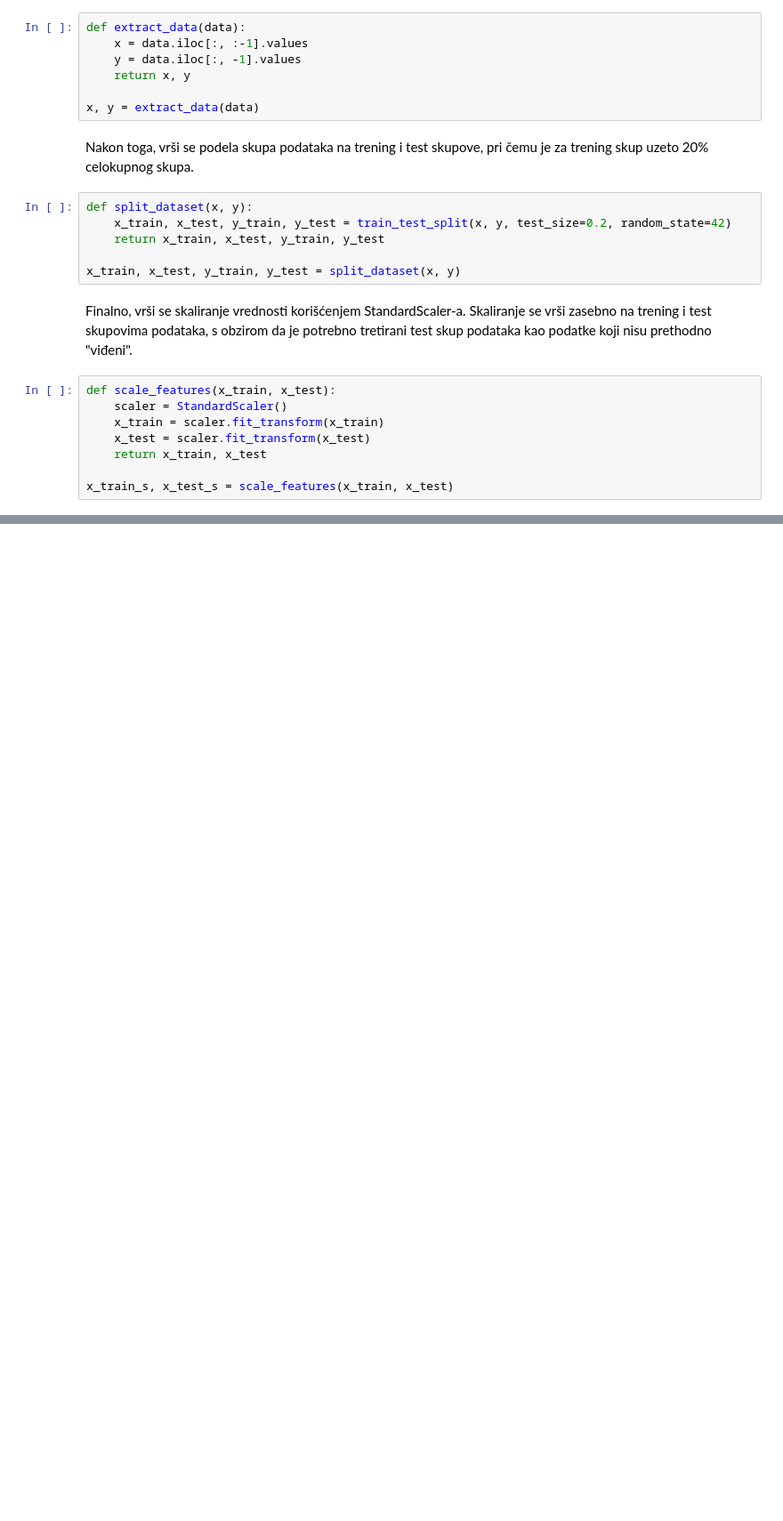
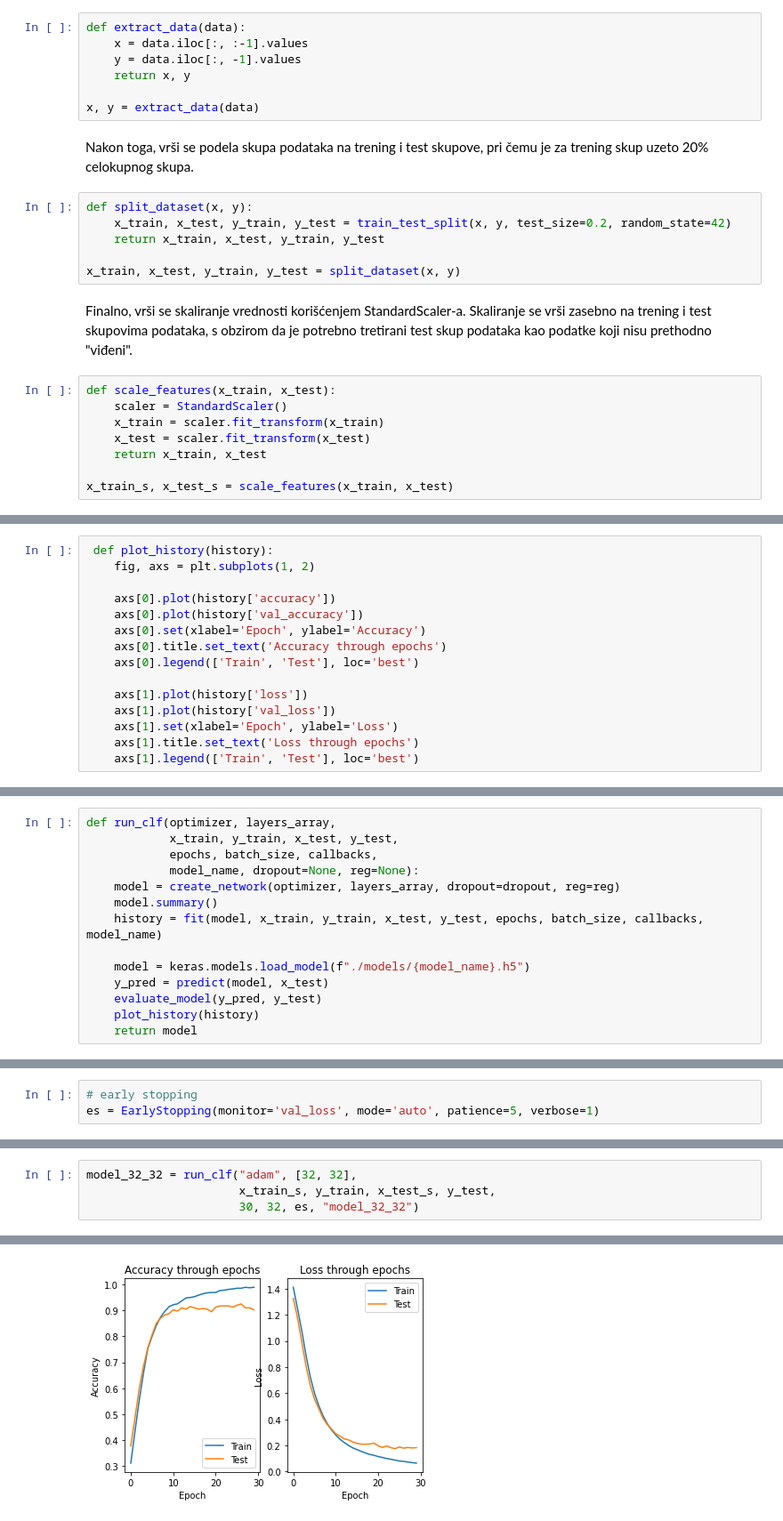
Before and after one commit to LastChanceKatze/ml_mobile_price_ann, a Jupyter notebook: mobile_price_ann.ipynb, the cells around one changed output, grey strips where cells are left out. Shown: that part at 89% size. Saved outputs shown, nothing was run; the diff lists cells and outputs as text; blank space fills up the shorter version.

Commit message:
notebook: add grid search, add models

```diff
--- a/mobile_price_ann.ipynb
+++ b/mobile_price_ann.ipynb
@@ -220,0 +258,15 @@ df_train.head(2)
+# %%
+ def plot_history(history):
+    fig, axs = plt.subplots(1, 2)
+
+    axs[0].plot(history['accuracy'])
+    axs[0].plot(history['val_accuracy'])
+    axs[0].set(xlabel='Epoch', ylabel='Accuracy')
+    axs[0].title.set_text('Accuracy through epochs')
+    axs[0].legend(['Train', 'Test'], loc='best')
+
+    axs[1].plot(history['loss'])
+    axs[1].plot(history['val_loss'])
+    axs[1].set(xlabel='Epoch', ylabel='Loss')
+    axs[1].title.set_text('Loss through epochs')
+    axs[1].legend(['Train', 'Test'], loc='best')
@@ -220,0 +275,14 @@ df_train.head(2)
+# %%
+def run_clf(optimizer, layers_array,
+            x_train, y_train, x_test, y_test,
+            epochs, batch_size, callbacks,
+            model_name, dropout=None, reg=None):
+    model = create_network(optimizer, layers_array, dropout=dropout, reg=reg)
+    model.summary()
+    history = fit(model, x_train, y_train, x_test, y_test, epochs, batch_size, callbacks, model_name)
+
+    model = keras.models.load_model(f"./models/{model_name}.h5")
+    y_pred = predict(model, x_test)
+    evaluate_model(y_pred, y_test)
+    plot_history(history)
+    return model
@@ -220,0 +291,3 @@ df_train.head(2)
+# %%
+# early stopping
+es = EarlyStopping(monitor='val_loss', mode='auto', patience=5, verbose=1)
@@ -220,0 +347,5 @@ df_train.head(2)
+# %%
+model_32_32 = run_clf("adam", [32, 32],
+                      x_train_s, y_train, x_test_s, y_test,
+                      30, 32, es, "model_32_32")
+# %% [output]
@@ -220,0 +369 @@ df_train.head(2)
+[figure, added]
```
Also changed, not shown: parts of 39 cells of this notebook.
